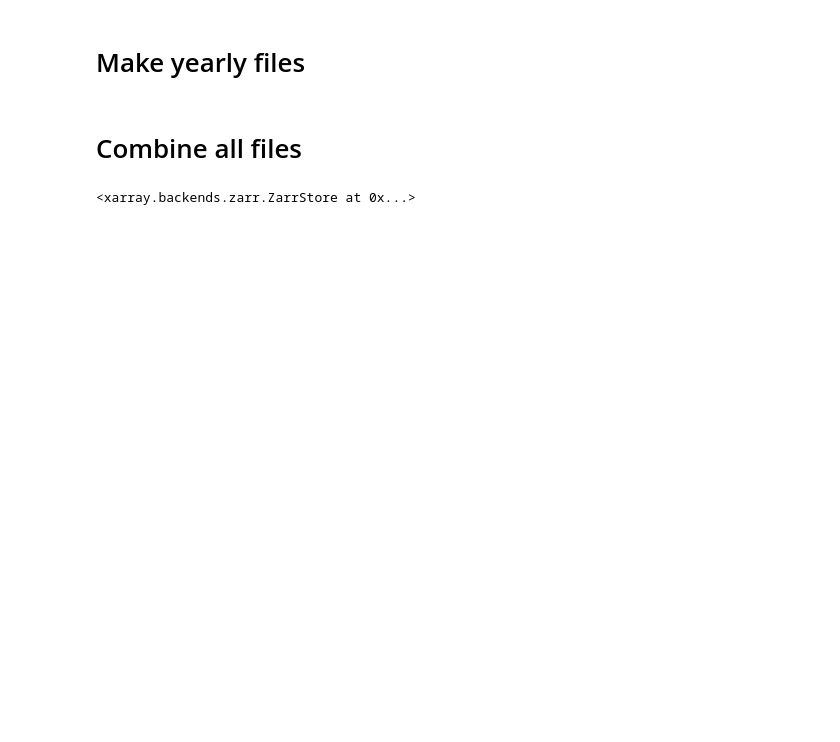
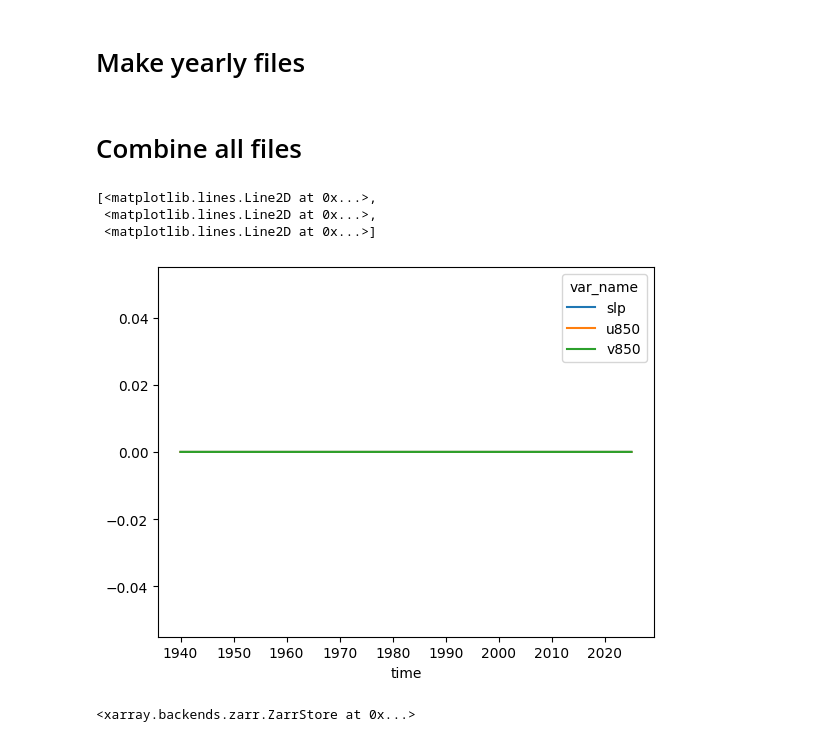
Before and after one commit to rguilcas/predict_rain_norway, a Jupyter notebook: prepare_data/make_zarr_from_daily_files.ipynb, the cells around one changed output. Drawn from its saved outputs; the diff is of its cells as text; code cells hidden in the pictures; blank space fills up the shorter version.

```diff
--- a/prepare_data/make_zarr_from_daily_files.ipynb
+++ b/prepare_data/make_zarr_from_daily_files.ipynb
@@ -63,6 +57,13 @@ ds_u850 = xr.open_mfdataset('/Data/gfi/users/rogui7909/data/ERA5/ERA5_daily/u850
 ds_v850 = xr.open_mfdataset('/Data/gfi/users/rogui7909/data/ERA5/ERA5_daily/v850/yearly/*.nc',engine='h5netcdf')
 # %%
 ds_all = xr.Dataset(dict(slp=ds_slp.msl, u850=ds_u850.u, v850=ds_v850.v)).to_array('var_name')
+# %%
+ds_all.isnull().sum(['longitude','latitude']).plot(hue='var_name')
+# %% [output]
+[<matplotlib.lines.Line2D at 0x...>,
+ <matplotlib.lines.Line2D at 0x...>,
+ <matplotlib.lines.Line2D at 0x...>]
+[figure, added]
 # %%
 ds_all_mean = ds_all.mean('time').compute()
 ds_no_mean = ds_all - ds_all_mean
```
Also changed, not shown: parts of 3 cells of this notebook, 3 other files.
